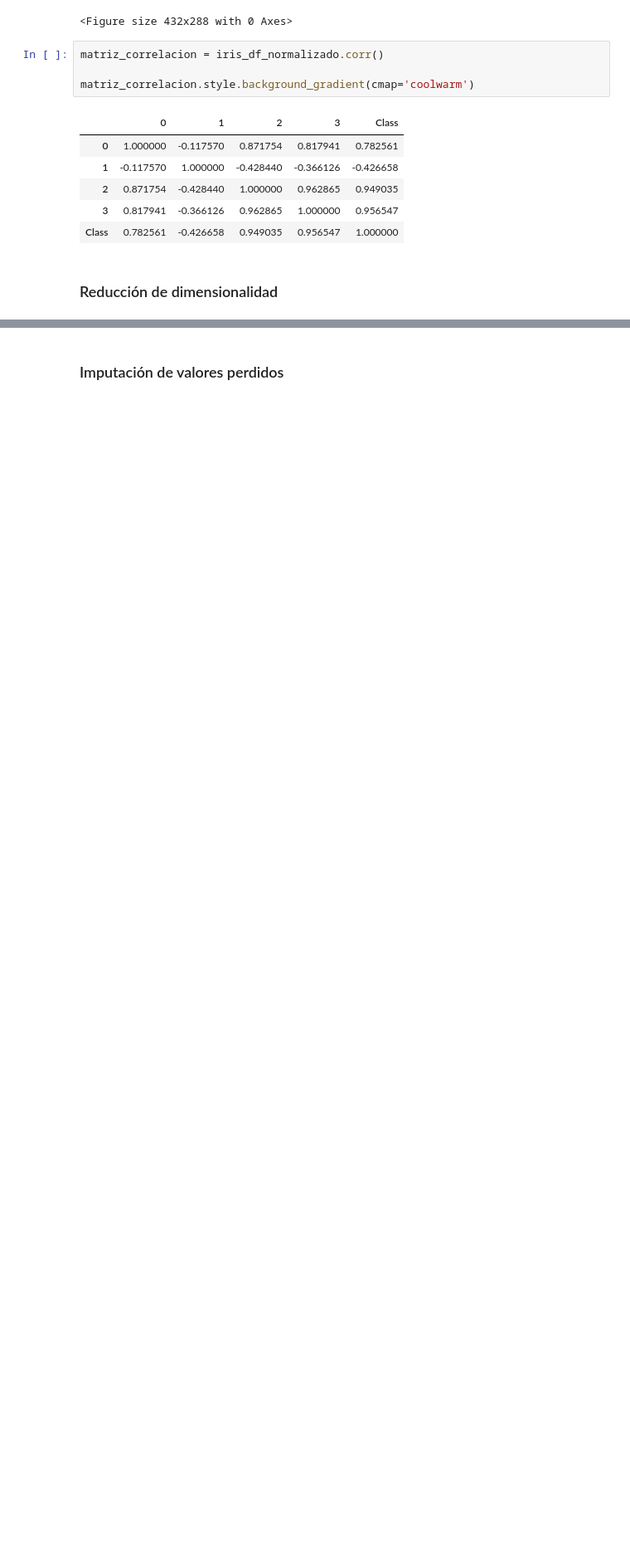
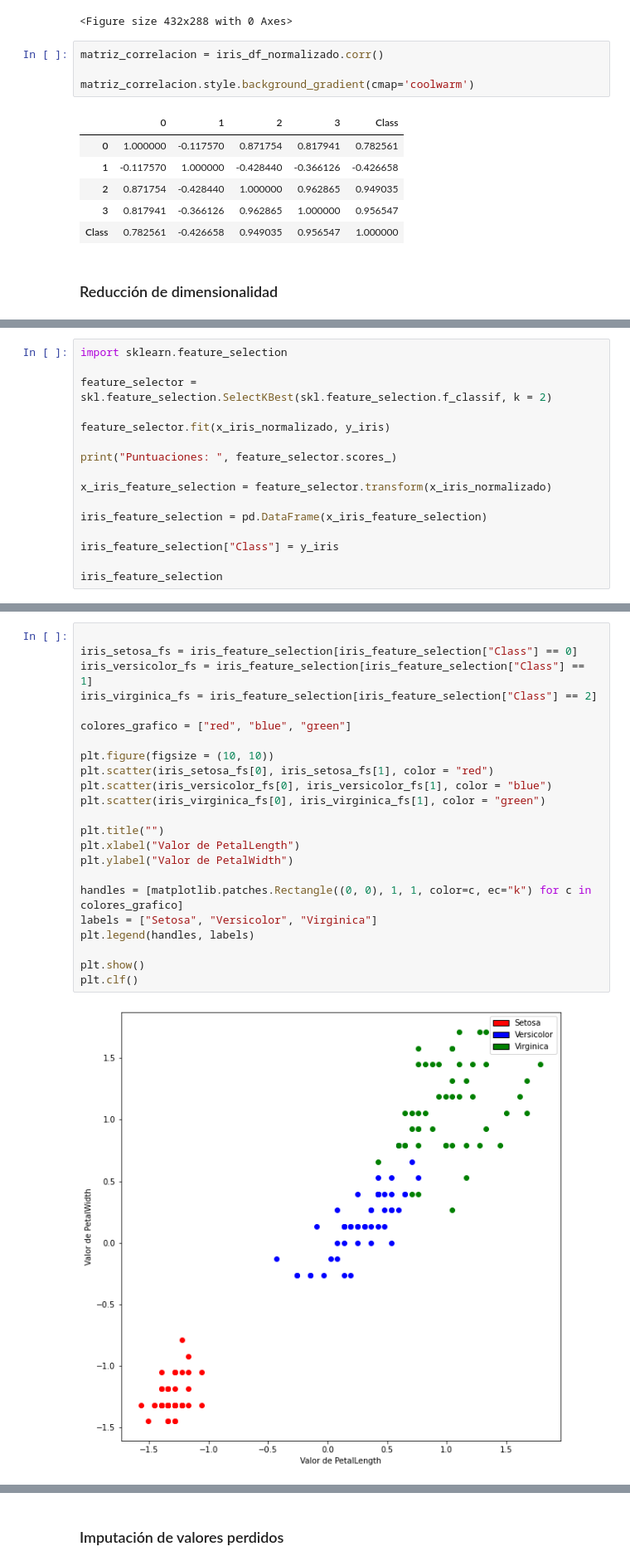
Before and after one commit to advy99/taller_osl_sklearn, a Jupyter notebook: notebook_taller.ipynb, the cells around one changed output, grey strips where cells are left out. Shown at 83% size. Saved outputs shown, nothing was run; the diff lists cells and outputs as text; blank space fills up the shorter version.

```diff
--- a/notebook_taller.ipynb
+++ b/notebook_taller.ipynb
@@ -238,0 +301,16 @@ import sklearn.decomposition
+# %%
+import sklearn.feature_selection
+
+feature_selector = skl.feature_selection.SelectKBest(skl.feature_selection.f_classif, k = 2)
+
+feature_selector.fit(x_iris_normalizado, y_iris)
+
+print("Puntuaciones: ", feature_selector.scores_)
+
+x_iris_feature_selection = feature_selector.transform(x_iris_normalizado)
+
+iris_feature_selection = pd.DataFrame(x_iris_feature_selection)
+
+iris_feature_selection["Class"] = y_iris
+
+iris_feature_selection
@@ -238,0 +332,25 @@ import sklearn.decomposition
+# %%
+
+iris_setosa_fs = iris_feature_selection[iris_feature_selection["Class"] == 0]
+iris_versicolor_fs = iris_feature_selection[iris_feature_selection["Class"] == 1]
+iris_virginica_fs = iris_feature_selection[iris_feature_selection["Class"] == 2]
+
+colores_grafico = ["red", "blue", "green"]
+
+plt.figure(figsize = (10, 10))
+plt.scatter(iris_setosa_fs[0], iris_setosa_fs[1], color = "red")
+plt.scatter(iris_versicolor_fs[0], iris_versicolor_fs[1], color = "blue")
+plt.scatter(iris_virginica_fs[0], iris_virginica_fs[1], color = "green")
+
+plt.title("")
+plt.xlabel("Valor de PetalLength")
+plt.ylabel("Valor de PetalWidth")
+
+handles = [matplotlib.patches.Rectangle((0, 0), 1, 1, color=c, ec="k") for c in colores_grafico]
+labels = ["Setosa", "Versicolor", "Virginica"]
+plt.legend(handles, labels)
+
+plt.show()
+plt.clf()
+# %% [output]
+[figure, added]
```
Also changed, not shown: parts of 14 cells of this notebook.
